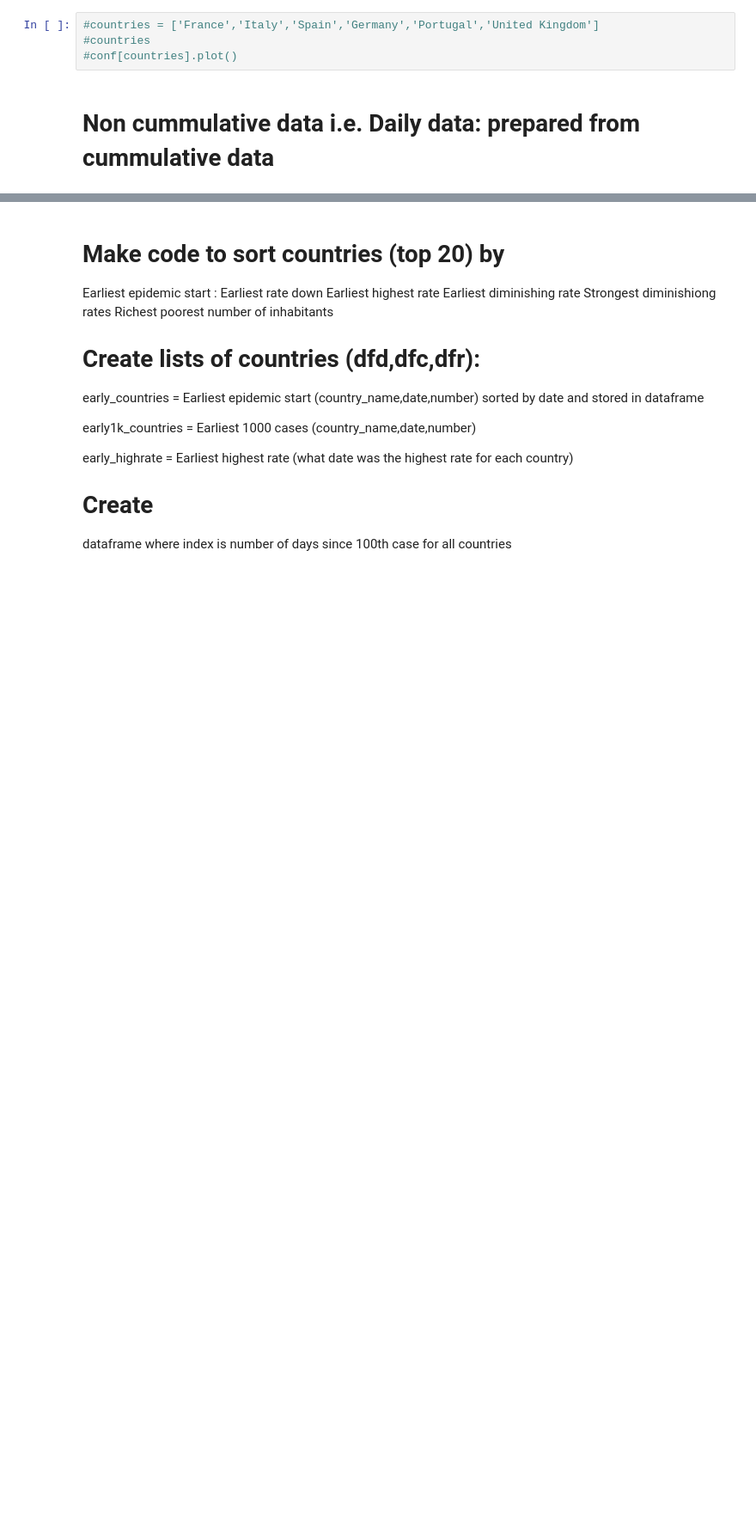
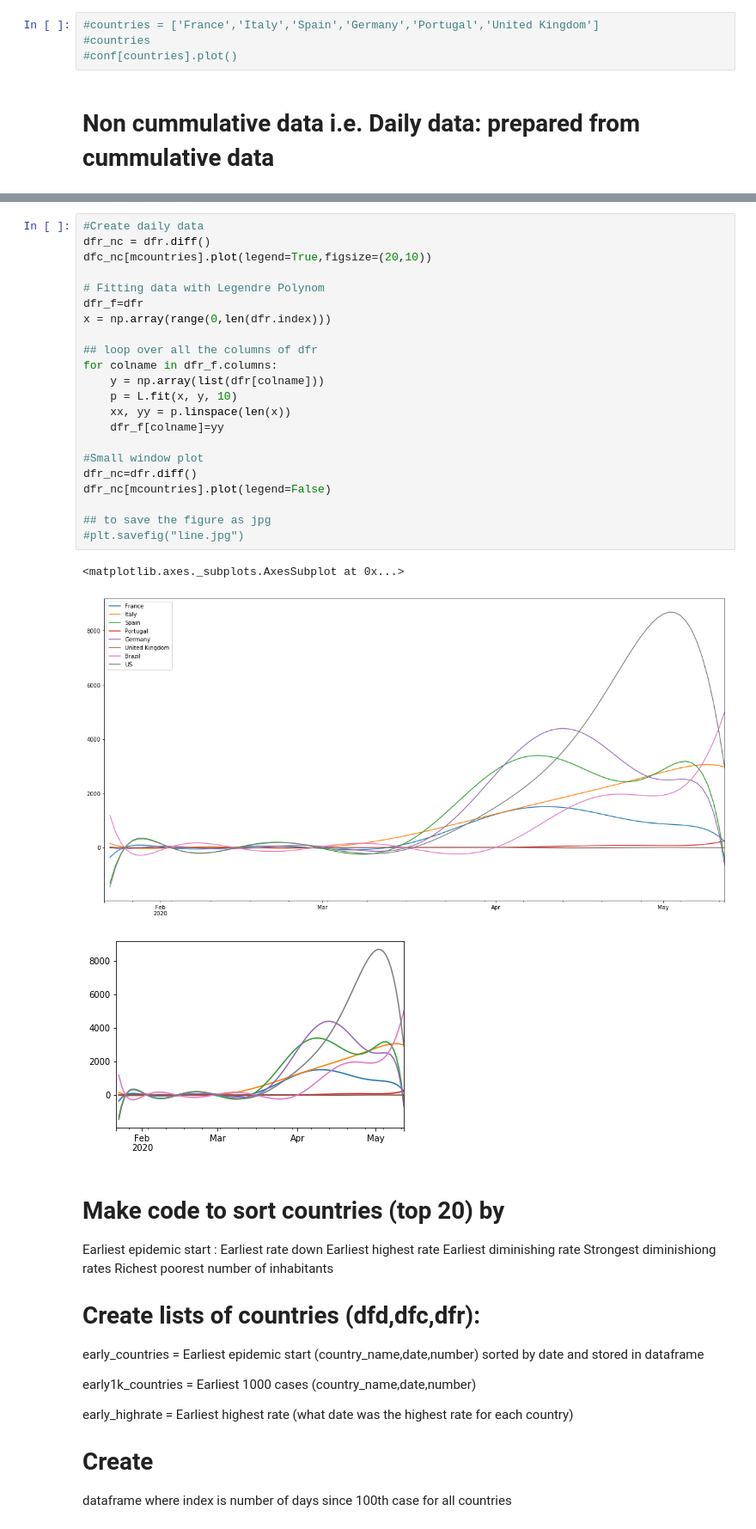
Before and after one commit to Muhibu/Spatial_Analysis_COVID-19, a Jupyter notebook: COVIDintern.ipynb, the cells around one changed output, grey strips where cells are left out. Shown: that part at 86% size. Cells and saved outputs as stored; diff of their text form; blank space fills up the shorter version.

```diff
--- a/COVIDintern.ipynb
+++ b/COVIDintern.ipynb
@@ -253,3 +223,29 @@ Name: Spain, dtype: object
+# %%
+#Create daily data
+dfr_nc = dfr.diff()
+dfc_nc[mcountries].plot(legend=True,figsize=(20,10))
+
+# Fitting data with Legendre Polynom
+dfr_f=dfr
+x = np.array(range(0,len(dfr.index)))
+
+## loop over all the columns of dfr
+for colname in dfr_f.columns:
+    y = np.array(list(dfr[colname]))
+    p = L.fit(x, y, 10)
+    xx, yy = p.linspace(len(x))
+    dfr_f[colname]=yy
+
+#Small window plot
+dfr_nc=dfr.diff()
+dfr_nc[mcountries].plot(legend=False)
+
+## to save the figure as jpg
+#plt.savefig("line.jpg")
+# %% [output]
+<matplotlib.axes._subplots.AxesSubplot at 0x...>
+[figure, added]
+[figure, added]
 # %% [markdown]
 # Make code to sort countries (top 20) by
 Earliest epidemic start :
```
Also changed, not shown: parts of 20 cells of this notebook.
